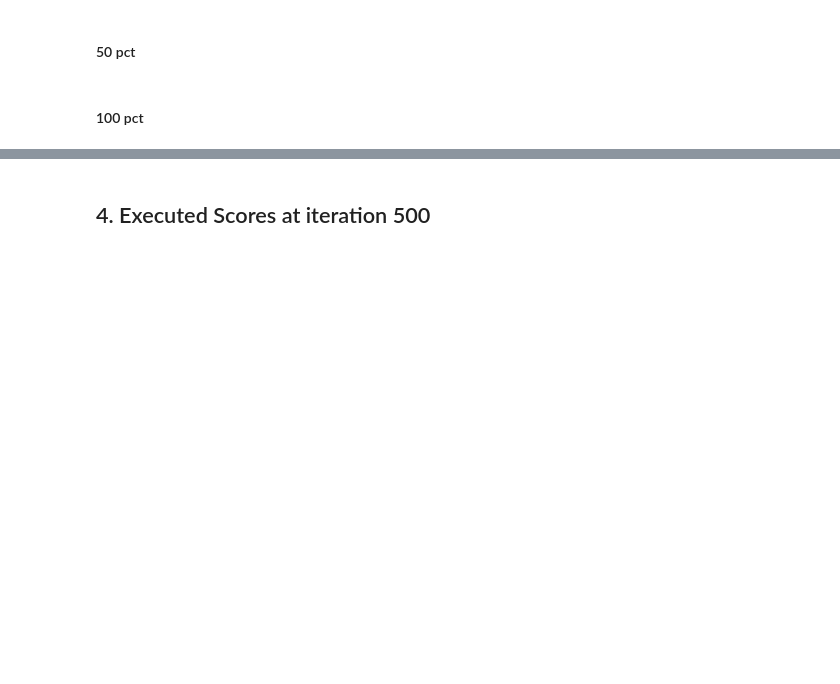
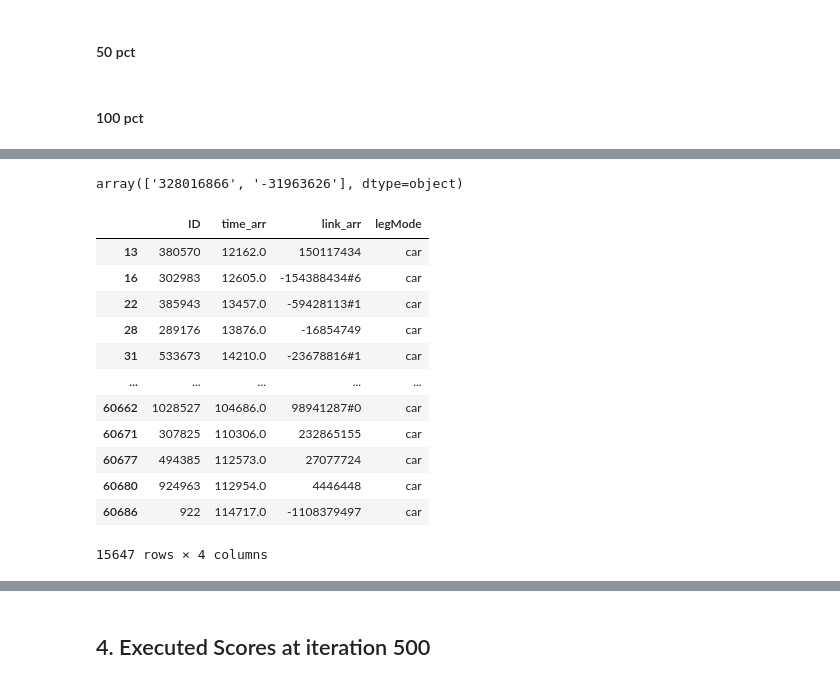
Before and after one commit to theresamariaM/Lausitz-Population-Scaling-Aggregate-Data-Create-Plots, a Jupyter notebook: Create_aggregated_output_files_for_it_500.ipynb, the cells around one changed output, grey strips where cells are left out. Cells and saved outputs as stored; diff of their text form; code cells hidden in the pictures; blank space fills up the shorter version.

```diff
--- a/Create_aggregated_output_files_for_it_500.ipynb
+++ b/Create_aggregated_output_files_for_it_500.ipynb
@@ -1056,0 +1117,24 @@ link_leave_1_100.to_csv('/home/lola/Nextcloud/Masterarbeit/03_Outputs/link_leave
+# %%
+np.array(departures[departures['ID'] == "258"]['link_dep'])
+# %% [output]
+array(['328016866', '-31963626'], dtype=object)
+# %%
+arrivals = pd.DataFrame({'ID': id_arr, 'time_arr': time_arr, 'link_arr': link_arr, 'legMode': legMode_arr})
+arrivals = arrivals[(arrivals['ID'].str.contains('pt_') == False)]
+arrivals = arrivals[(arrivals['legMode'].str.contains('car') == True)]
+# %%
+arrivals
+# %% [output]
+|  | ID | time_arr | link_arr | legMode |
+| 13 | 380570 | 12162.0 | 150117434 | car |
+| 16 | 302983 | 12605.0 | -154388434#6 | car |
+| 22 | 385943 | 13457.0 | -59428113#1 | car |
+| 28 | 289176 | 13876.0 | -16854749 | car |
+| 31 | 533673 | 14210.0 | -23678816#1 | car |
+| ... | ... | ... | ... | ... |
+| 60662 | 1028527 | 104686.0 | 98941287#0 | car |
+| 60671 | 307825 | 110306.0 | 232865155 | car |
+| 60677 | 494385 | 112573.0 | 27077724 | car |
+| 60680 | 924963 | 112954.0 | 4446448 | car |
+| 60686 | 922 | 114717.0 | -1108379497 | car |
+15647 rows × 4 columns
```
Also changed, not shown: parts of 216 cells of this notebook, 1 other file.
